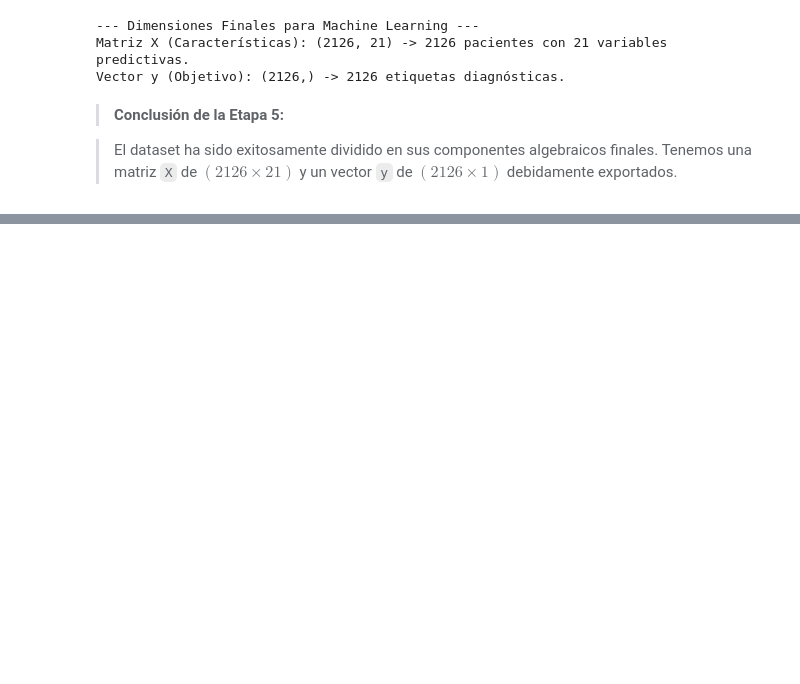
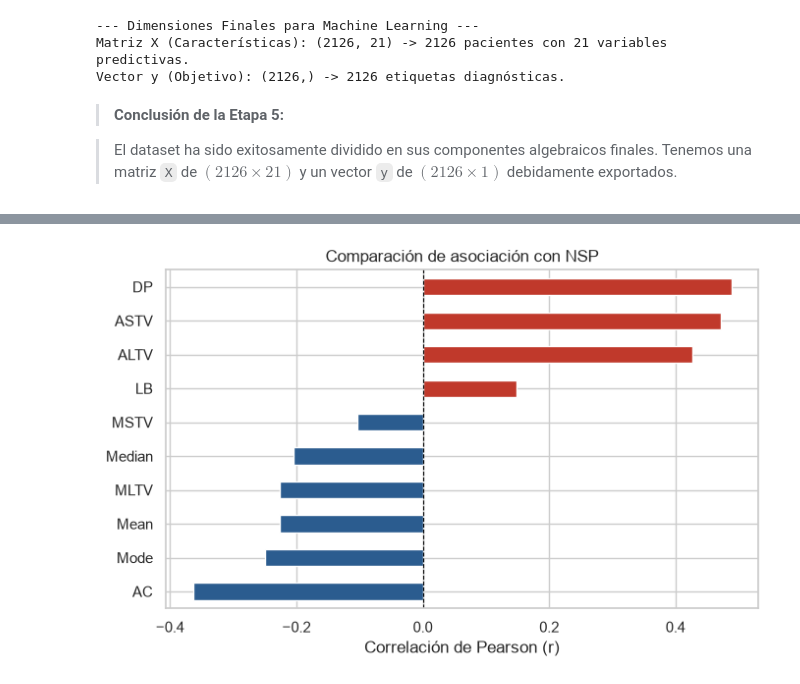
Before and after one commit to DylanRico007/fetal-health-classifier-ml, a Jupyter notebook: notebooks/02_EDA_Visualizacion.ipynb, the cells around one changed output, grey strips where cells are left out. Saved outputs shown, nothing was run; the diff lists cells and outputs as text; code cells hidden in the pictures; blank space fills up the shorter version.

Commit message:
Comparación de variables

```diff
--- a/notebooks/02_EDA_Visualizacion.ipynb
+++ b/notebooks/02_EDA_Visualizacion.ipynb
@@ -274,0 +281,19 @@ Vector y (Objetivo): (2126,) -> 2126 etiquetas diagnósticas.
+# %%
+# Lista de variables para compararar
+vars_comparar = ['AC', 'MSTV', 'MLTV', 'Mean', 'Mode', 'Median', 'LB', 'ALTV', 'ASTV', 'DP']
+
+# Calcular correlación con NSP y ordenarlas de menor a mayor
+corr = df[vars_comparar].corrwith(df['NSP']).sort_values()
+
+# Colorear
+colores = ['#2b5c8f' if r < 0 else '#c0392b' for r in corr]
+
+# Graficar
+corr.plot(kind='barh', color=colores, figsize=(7, 4.5))
+plt.axvline(0, color='black', linestyle='--', linewidth=0.8)
+plt.xlabel('Correlación de Pearson (r)')
+plt.title('Comparación de asociación con NSP')
+plt.tight_layout()
+plt.show()
+# %% [output]
+[figure, added]
```
Also changed, not shown: parts of 2 cells of this notebook.
